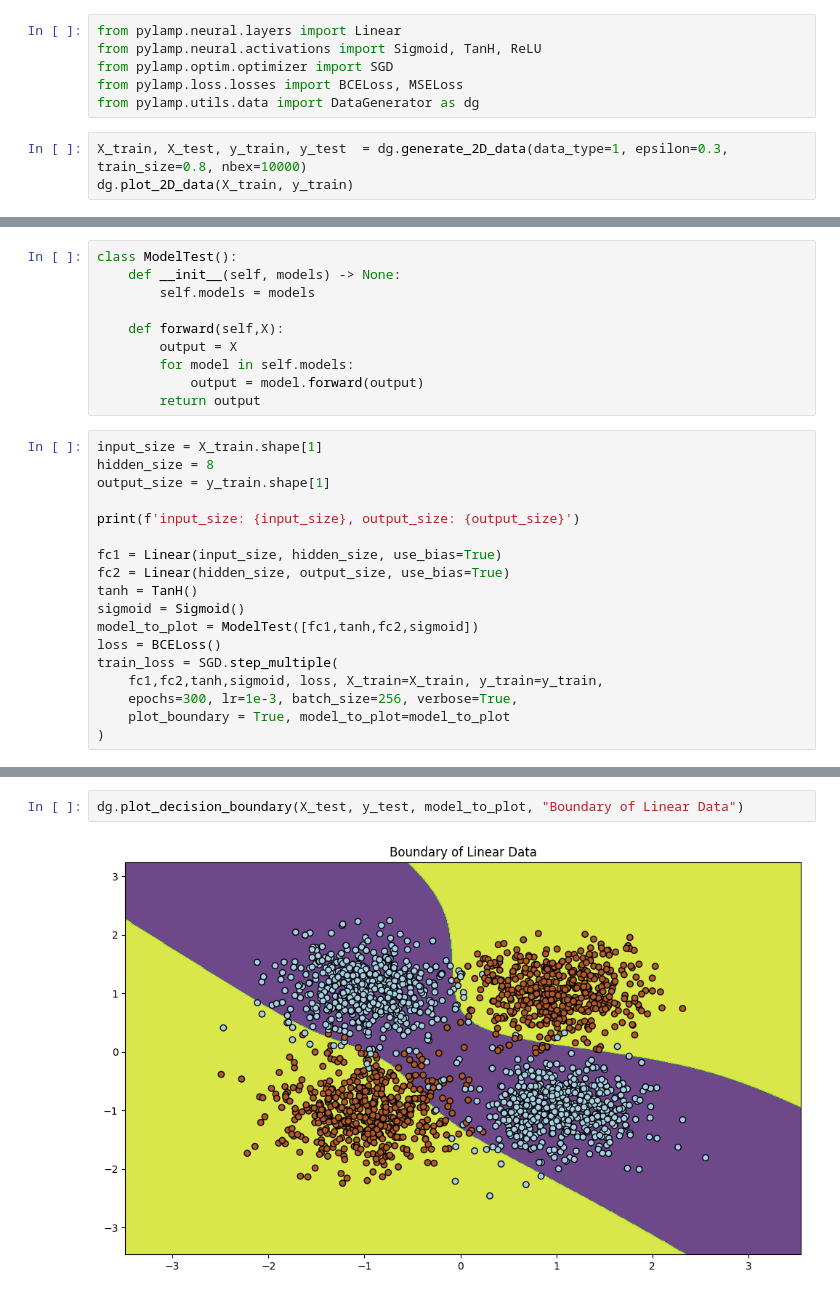
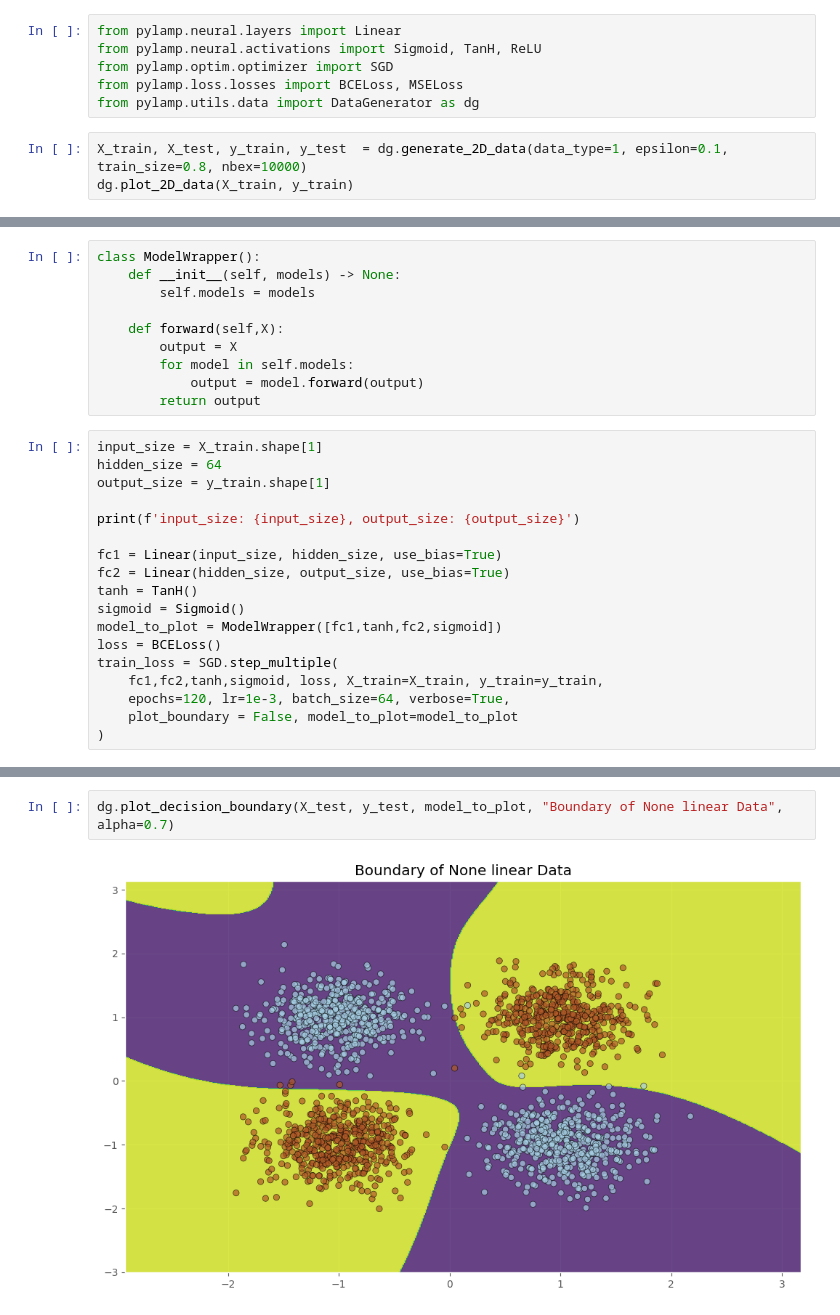
Before and after one commit to Tikai7/Pylamp, a Jupyter notebook: src/NonLinearExperiment.ipynb, the cells around one changed output, grey strips where cells are left out. Drawn from its saved outputs; the diff is of its cells as text.

```diff
--- a/src/NonLinearExperiment.ipynb
+++ b/src/NonLinearExperiment.ipynb
@@ -11,6 +8,6 @@ from pylamp.optim.optimizer import SGD
 from pylamp.loss.losses import BCELoss, MSELoss
 from pylamp.utils.data import DataGenerator as dg
 # %%
-X_train, X_test, y_train, y_test  = dg.generate_2D_data(data_type=1, epsilon=0.3, train_size=0.8, nbex=10000)
+X_train, X_test, y_train, y_test  = dg.generate_2D_data(data_type=1, epsilon=0.1, train_size=0.8, nbex=10000)
 dg.plot_2D_data(X_train, y_train)
 # %% [output]
@@ -18,5 +15,5 @@ dg.plot_2D_data(X_train, y_train)
 # %%
-class ModelTest():
+class ModelWrapper():
     def __init__(self, models) -> None:
         self.models = models
 
@@ -27,7 +24,7 @@ class ModelTest():
         return output
 # %%
 input_size = X_train.shape[1]
-hidden_size = 8
+hidden_size = 64
 output_size = y_train.shape[1]
 
 print(f'input_size: {input_size}, output_size: {output_size}')
@@ -36,11 +33,11 @@ fc1 = Linear(input_size, hidden_size, use_bias=True)
 fc2 = Linear(hidden_size, output_size, use_bias=True)
 tanh = TanH()
 sigmoid = Sigmoid()
-model_to_plot = ModelTest([fc1,tanh,fc2,sigmoid])
+model_to_plot = ModelWrapper([fc1,tanh,fc2,sigmoid])
 loss = BCELoss()
 train_loss = SGD.step_multiple(
     fc1,fc2,tanh,sigmoid, loss, X_train=X_train, y_train=y_train,
-    epochs=300, lr=1e-3, batch_size=256, verbose=True,
-    plot_boundary = True, model_to_plot=model_to_plot
+    epochs=120, lr=1e-3, batch_size=64, verbose=True,
+    plot_boundary = False, model_to_plot=model_to_plot
 )
 # %% [output]
@@ -49,4 +56,4 @@ Model updated 9300 times.
 # %%
-dg.plot_decision_boundary(X_test, y_test, model_to_plot, "Boundary of Linear Data")
+dg.plot_decision_boundary(X_test, y_test, model_to_plot, "Boundary of None linear Data", alpha=0.7)
 # %% [output]
-[figure, old version]
+[figure, new version]
```
Also changed, not shown: parts of 3 cells of this notebook, 3 other files.
